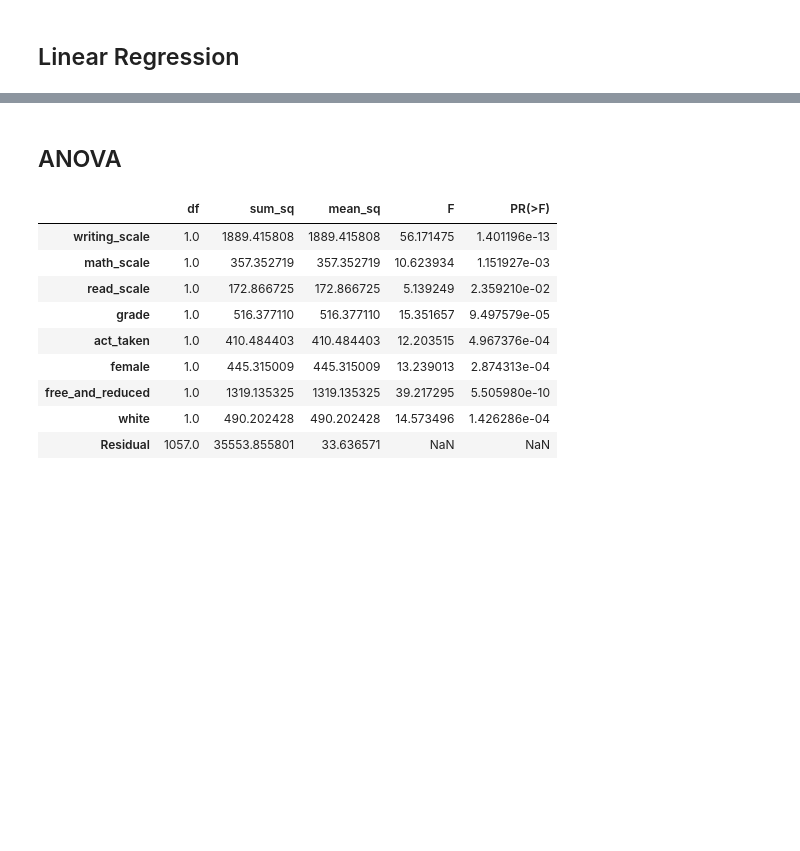
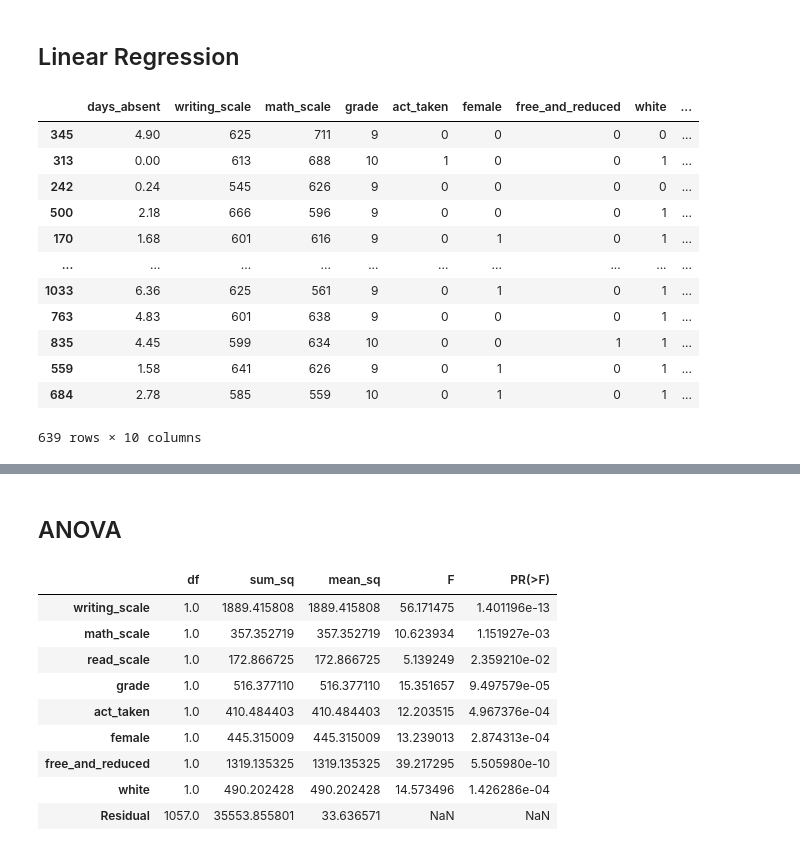
Before and after one commit to delabj/Python-For-Stats, a Jupyter notebook: Final Project/Project.ipynb, the cells around one changed output, grey strips where cells are left out. Cells and saved outputs as stored; diff of their text form; code cells hidden in the pictures; blank space fills up the shorter version.

```diff
--- a/Final Project/Project.ipynb
+++ b/Final Project/Project.ipynb
@@ -182,3 +184,19 @@ X_train, X_test, y_train, y_test = train_test_split(X, y, test_size=0.40, random
 # %% [markdown]
 ## Linear Regression
+# %%
+train_data
+# %% [output]
+|  | days_absent | writing_scale | math_scale | grade | act_taken | female | free_and_reduced | white | ... |
+| 345 | 4.90 | 625 | 711 | 9 | 0 | 0 | 0 | 0 | ... |
+| 313 | 0.00 | 613 | 688 | 10 | 1 | 0 | 0 | 1 | ... |
+| 242 | 0.24 | 545 | 626 | 9 | 0 | 0 | 0 | 0 | ... |
+| 500 | 2.18 | 666 | 596 | 9 | 0 | 0 | 0 | 1 | ... |
+| 170 | 1.68 | 601 | 616 | 9 | 0 | 1 | 0 | 1 | ... |
+| ... | ... | ... | ... | ... | ... | ... | ... | ... | ... |
+| 1033 | 6.36 | 625 | 561 | 9 | 0 | 1 | 0 | 1 | ... |
+| 763 | 4.83 | 601 | 638 | 9 | 0 | 0 | 0 | 1 | ... |
+| 835 | 4.45 | 599 | 634 | 10 | 0 | 0 | 1 | 1 | ... |
+| 559 | 1.58 | 641 | 626 | 9 | 0 | 1 | 0 | 1 | ... |
+| 684 | 2.78 | 585 | 559 | 10 | 0 | 1 | 0 | 1 | ... |
+639 rows × 10 columns
 # %%
```
Also changed, not shown: parts of 27 cells of this notebook, 1 other file.
